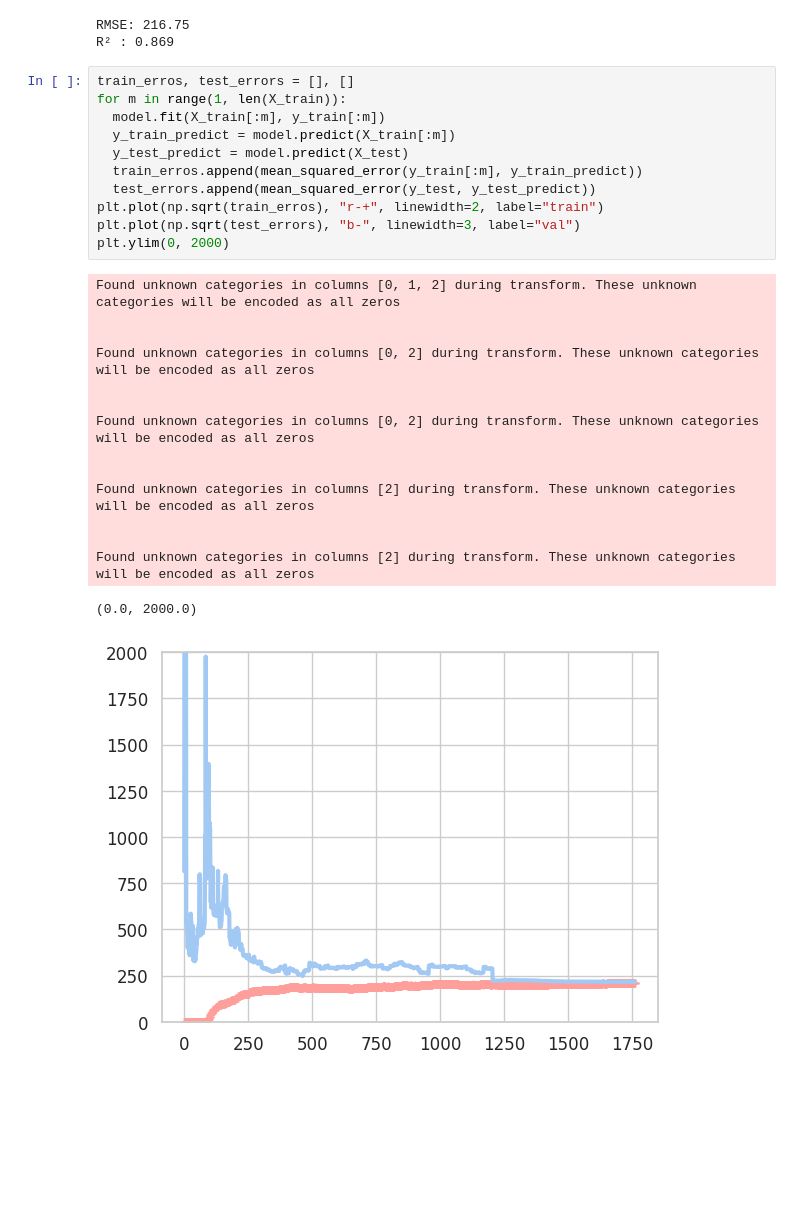
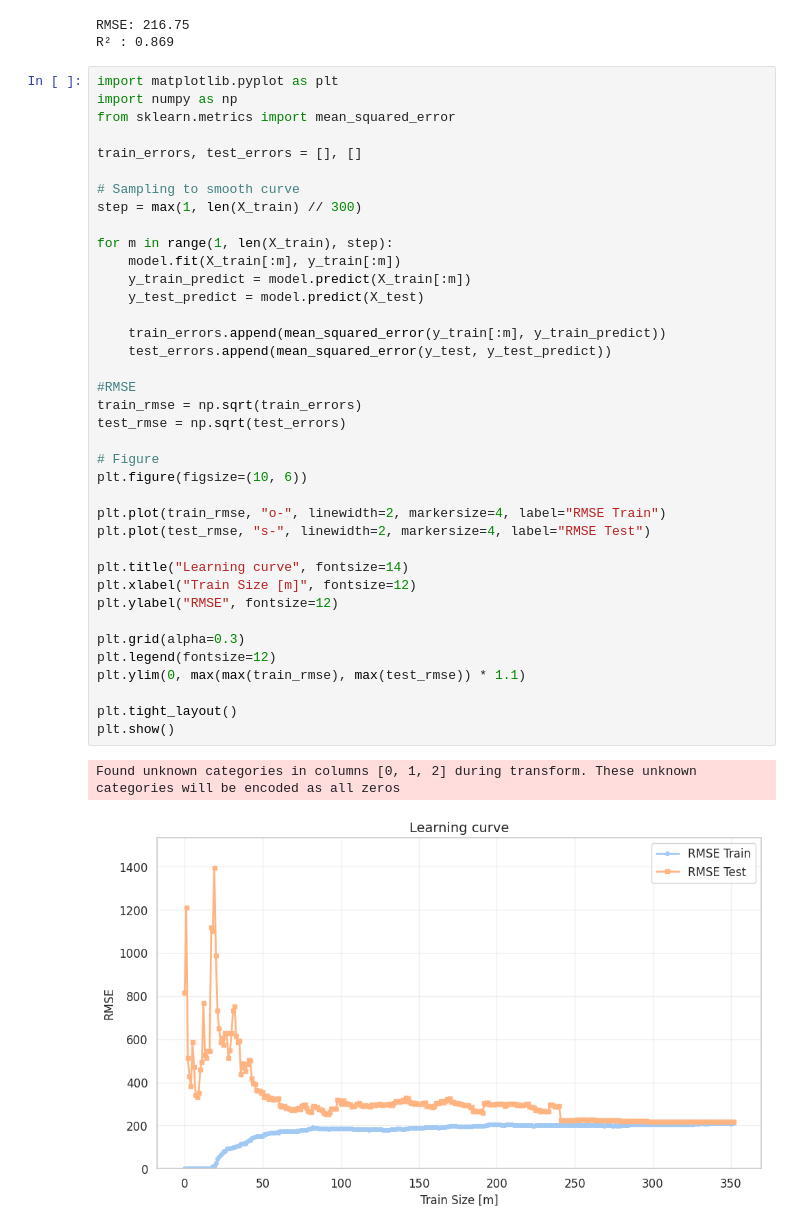
Before and after one commit to valentinpylypchuk/AAA-ML-Project-2025-26, a Jupyter notebook: Project.ipynb, the cells around one changed output. Drawn from its saved outputs; the diff is of its cells as text; blank space fills up the shorter version.

```diff
--- a/Project.ipynb
+++ b/Project.ipynb
@@ -834,30 +834,44 @@ print(f"R² : {r2:.3f}")
 # %% [output]
 RMSE: 216.75
 R² : 0.869
-# %%
-train_erros, test_errors = [], []
-for m in range(1, len(X_train)):
-  model.fit(X_train[:m], y_train[:m])
-  y_train_predict = model.predict(X_train[:m])
-  y_test_predict = model.predict(X_test)
-  train_erros.append(mean_squared_error(y_train[:m], y_train_predict))
-  test_errors.append(mean_squared_error(y_test, y_test_predict))
-plt.plot(np.sqrt(train_erros), "r-+", linewidth=2, label="train")
-plt.plot(np.sqrt(test_errors), "b-", linewidth=3, label="val")
-plt.ylim(0, 2000)
-# %% [output]
-Found unknown categories in columns [0, 1, 2] during transform. These unknown categories will be encoded as all zeros
-
-
-Found unknown categories in columns [0, 2] during transform. These unknown categories will be encoded as all zeros
-
-
-Found unknown categories in columns [0, 2] during transform. These unknown categories will be encoded as all zeros
-
-
-Found unknown categories in columns [2] during transform. These unknown categories will be encoded as all zeros
-
-
-Found unknown categories in columns [2] during transform. These unknown categories will be encoded as all zeros
-(0.0, 2000.0)
-[figure, removed]
+# %%
+import matplotlib.pyplot as plt
+import numpy as np
+from sklearn.metrics import mean_squared_error
+
+train_errors, test_errors = [], []
+
+# Sampling to smooth curve
+step = max(1, len(X_train) // 300)
+
+for m in range(1, len(X_train), step):
+    model.fit(X_train[:m], y_train[:m])
+    y_train_predict = model.predict(X_train[:m])
+    y_test_predict = model.predict(X_test)
+
+    train_errors.append(mean_squared_error(y_train[:m], y_train_predict))
+    test_errors.append(mean_squared_error(y_test, y_test_predict))
+
+#RMSE
+train_rmse = np.sqrt(train_errors)
+test_rmse = np.sqrt(test_errors)
+
+# Figure
+plt.figure(figsize=(10, 6))
+
+plt.plot(train_rmse, "o-", linewidth=2, markersize=4, label="RMSE Train")
+plt.plot(test_rmse, "s-", linewidth=2, markersize=4, label="RMSE Test")
+
+plt.title("Learning curve", fontsize=14)
+plt.xlabel("Train Size [m]", fontsize=12)
+plt.ylabel("RMSE", fontsize=12)
+
+plt.grid(alpha=0.3)
+plt.legend(fontsize=12)
+plt.ylim(0, max(max(train_rmse), max(test_rmse)) * 1.1)
+
+plt.tight_layout()
+plt.show()
+# %% [output]
+Found unknown categories in columns [0, 1, 2] during transform. These unknown categories will be encoded as all zeros
+[figure, added]
```
